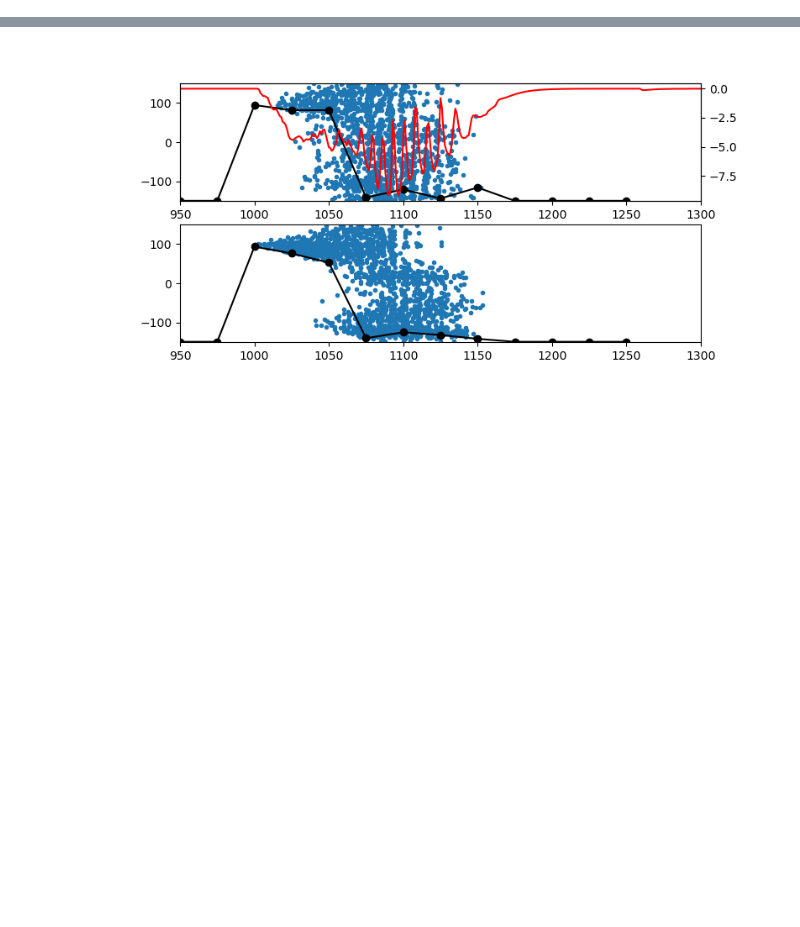
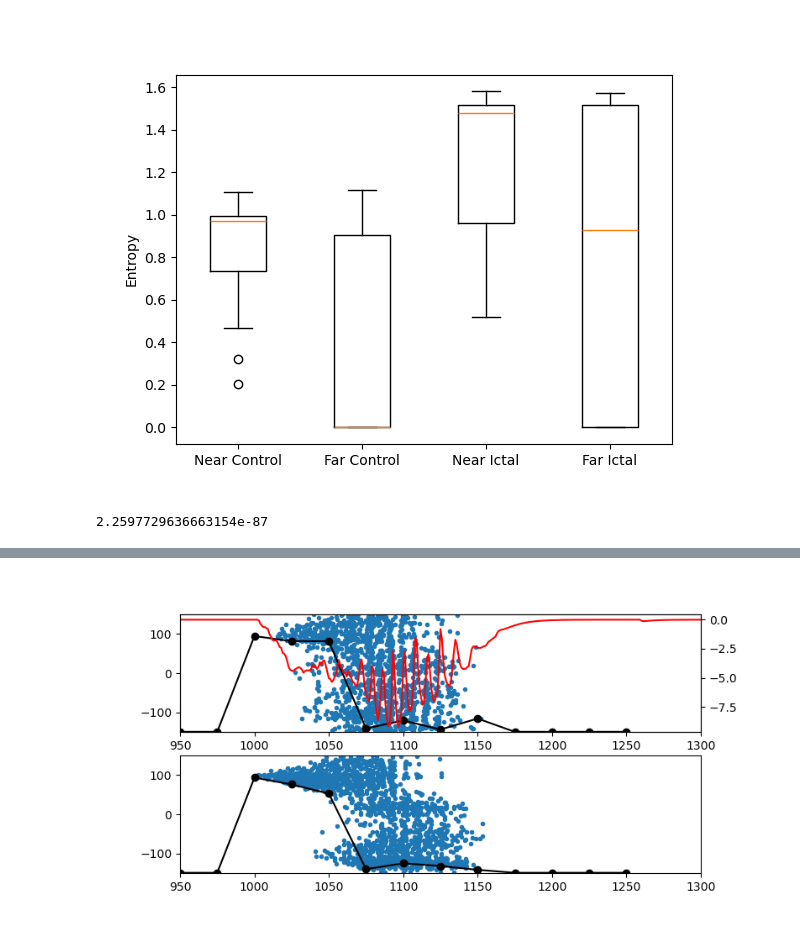
Before and after one commit to justidy1/IctalPlaceCell, a Jupyter notebook: query_replay.ipynb, the cells around one changed output, grey strips where cells are left out. Saved outputs shown, nothing was run; the diff lists cells and outputs as text; code cells hidden in the pictures; blank space fills up the shorter version.

```diff
--- a/query_replay.ipynb
+++ b/query_replay.ipynb
@@ -175,0 +199,14 @@ Aug 03 14:10:55 SimulationManager::run [Info]:
+# %%
+# if we cue the network at a specific location, does it generalize to other locations?
+# count the number of spikes that overlap with each readout zone (a tuple of start and end place fields)
+def compute_cue_generalization(ictal_state,cue_location,readout_zones,wh,seed=1234):
+    # cue the network at the cue_location
+    s_times,s_senders,s_place_CA1,s_place_CA3,CA3_lfp_sig,CA1_lfp_sig,lfp_sig_ts,pf_CA3,pf_CA1 = sim_wrapper(data,wh,ictal_state,1350,cue_location,1000,cue_weight=500,bg_w=10,seed=seed)
+    # count the number of spikes that overlap with each readout zone after the cue
+    spike_counts = np.zeros(len(readout_zones))
+    for i in range(len(readout_zones)):
+        spike_counts[i] = np.sum((s_times > 1000) & (s_place_CA3 > readout_zones[i][0]) & (s_place_CA3 < readout_zones[i][1]))
+
+    return spike_counts
+
+compute_cue_generalization(False,[70,90],[[70,90],[90,110],[-110,-90]],0,seed=2)
@@ -175,0 +331,44 @@ Aug 03 14:10:55 SimulationManager::run [Info]:
+# %%
+# compute cue generalization entropy (entropy of the distributions of spikes across the readout zones)
+def compute_cu_entropy(cue_spike_dist):
+    # compute the entropy of the distribution
+    h = np.sum(-cue_spike_dist*np.log2(cue_spike_dist+1e-8))
+    return h
+
+cue_near_gen_ctrl = np.load('./data/cue_generalization_large.npz',allow_pickle=True)['cue_near_gen_ctrl']
+cue_far_gen_ctrl = np.load('./data/cue_generalization_large.npz',allow_pickle=True)['cue_far_gen_ctrl']
+cue_near_gen_ictal = np.load('./data/cue_generalization_large.npz',allow_pickle=True)['cue_near_gen_ictal']
+cue_far_gen_ictal = np.load('./data/cue_generalization_large.npz',allow_pickle=True)['cue_far_gen_ictal']
+
+cue_near_gen_ctrl /= np.sum(cue_near_gen_ctrl,axis=1)[:,None]
+cue_far_gen_ctrl /= np.sum(cue_far_gen_ctrl,axis=1)[:,None]
+cue_near_gen_ictal /= np.sum(cue_near_gen_ictal,axis=1)[:,None]
+cue_far_gen_ictal /= np.sum(cue_far_gen_ictal,axis=1)[:,None]
+
+cue_near_gen_ctrl_entropy = np.zeros(cue_near_gen_ctrl.shape[0])
+cue_far_gen_ctrl_entropy = np.zeros(cue_far_gen_ctrl.shape[0])
+cue_near_gen_ictal_entropy = np.zeros(cue_near_gen_ictal.shape[0])
+cue_far_gen_ictal_entropy = np.zeros(cue_far_gen_ictal.shape[0])
+
+for i in range(cue_near_gen_ctrl.shape[0]):
+    cue_near_gen_ctrl_entropy[i] = compute_cu_entropy(cue_near_gen_ctrl[i,:])
+    cue_far_gen_ctrl_entropy[i] = compute_cu_entropy(cue_far_gen_ctrl[i,:])
+    cue_near_gen_ictal_entropy[i] = compute_cu_entropy(cue_near_gen_ictal[i,:])
+    cue_far_gen_ictal_entropy[i] = compute_cu_entropy(cue_far_gen_ictal[i,:])
+
+# plot the entropy of the cue generalization
+plt.close('all')
+plt.figure()
+plt.boxplot([cue_near_gen_ctrl_entropy,cue_far_gen_ctrl_entropy,cue_near_gen_ictal_entropy,cue_far_gen_ictal_entropy])
+plt.xticks([1,2,3,4],['Near Control','Far Control','Near Ictal','Far Ictal'])
+plt.ylabel('Entropy')
+plt.show()
+# %% [output]
+[figure, added]
+# %%
+from scipy.stats import kruskal, tukey_hsd
+
+stat,p=kruskal(cue_near_gen_ctrl_entropy,cue_far_gen_ctrl_entropy,cue_near_gen_ictal_entropy,cue_far_gen_ictal_entropy)
+p
+# %% [output]
+2.2597729636663154e-87
```
Also changed, not shown: parts of 12 cells of this notebook, 1 other file.
